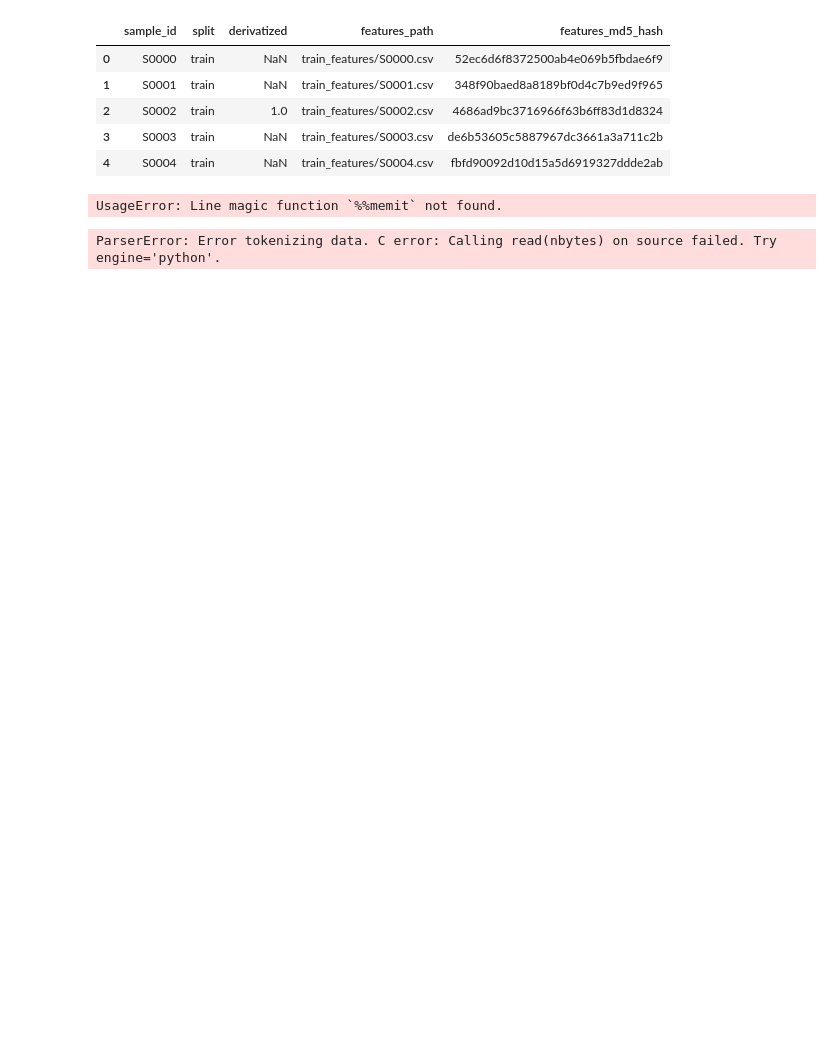
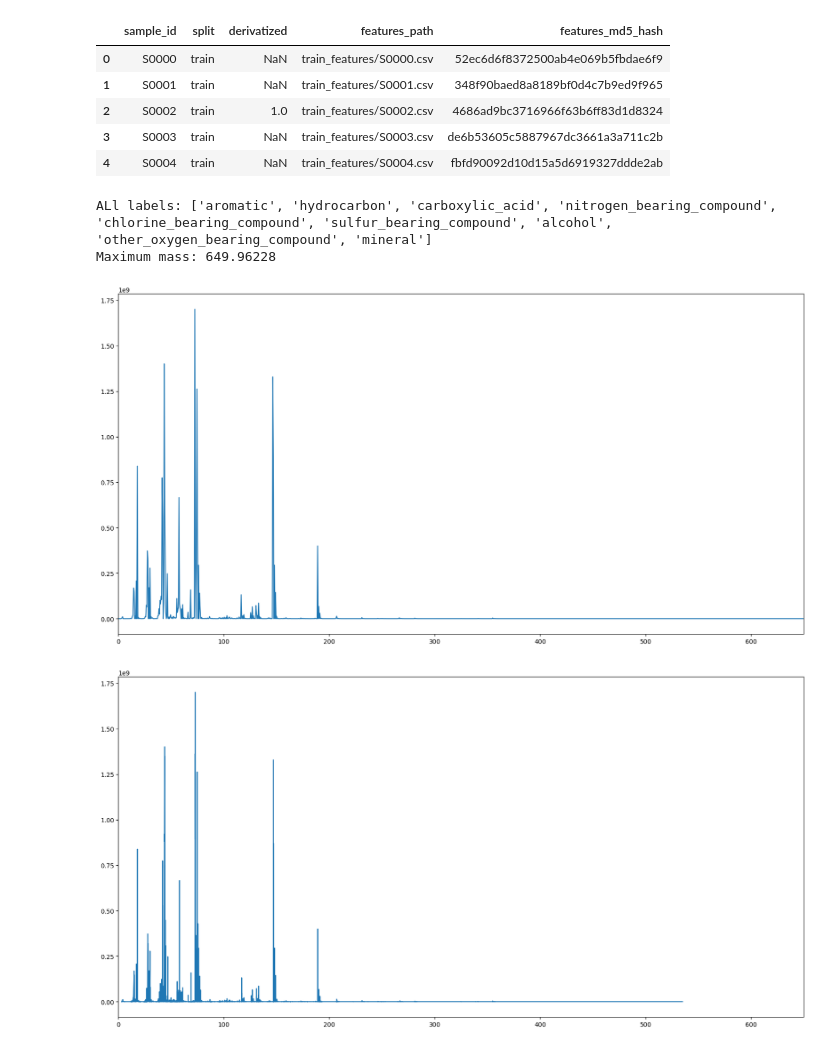
Before and after one commit to shashankp28/martian-atoms, a Jupyter notebook: martian_atoms.ipynb, the cells around one changed output. Cells and saved outputs as stored; diff of their text form; code cells hidden in the pictures; blank space fills up the shorter version.

Commit message:
Interval based feature extraction

```diff
--- a/martian_atoms.ipynb
+++ b/martian_atoms.ipynb
@@ -71,13 +72,39 @@ def data_parser(id):
     }
     return data_json
 
-def intensity_vs_mass_plotter(sample_id):
+def descretize(data, mass_range, interval):
+    mass = data['mass'].copy()
+    intensity = data['intensity'].copy()
+    num_elements = int(mass_range / interval) + 1
+    intensity_desc = np.zeros(num_elements)
+    for i in range(num_elements):
+        mass_start = i * interval
+        mass_end = (i + 1) * interval
+        mask = (mass >= mass_start) & (mass < mass_end)
+        if np.any(mask):
+            intensity_desc[i] = np.max(intensity[mask])
+    return intensity_desc
+
+def intensity_vs_mass_plotter(sample_id, discretized=False, mass_range=650, interval=0.5):
     data = data_parser(sample_id)
+    if discretized:
+        data['intensity'] = descretize(data, mass_range, interval)
+        data['mass'] = np.array([i*interval for i in range(len(data['intensity']))])
     fig, axs = plt.subplots(figsize=(20, 10))
+    axs.set_xlim(0, 650)
     axs.plot(data['mass'], data['intensity'])
-    axs.set_xlim(0, 650)
-    fig.savefig(f'images/{sample_id}.png', bbox_inches='tight')
-    plt.close(fig)
+
+def abosulte_average_deviation():
+    deviations = 0
+    count = 0
+    for sample_id in tqdm(all_ids):
+        data = data_parser(sample_id)
+        mass = data['mass']
+        for i in range(len(mass) - 1):
+            deviations += np.abs(mass[i+1] - mass[i])
+            count += 1
+    return deviations, count
+
 
 
 train_path, val_path = metadata_parser(metadata)
@@ -85,13 +112,17 @@ train_labels_dict, labels = train_label_parser(train_labels)
 all_paths = {**train_path, **val_path}
 ids_per_class = get_ids_per_class()
 # absolute_maximum_mass = find_absolute_maximum_mass()   Already found
+# absolute_average_deviation, total_count = abosulte_average_deviation()
 absolute_maximum_mass = 649.96228
+absolute_mean_diff = 544345.6024272853/591544015
 print("ALl labels:", labels)
 print("Maximum mass:", absolute_maximum_mass)
 # %% [output]
-UsageError: Line magic function `%%memit` not found.
+ALl labels: ['aromatic', 'hydrocarbon', 'carboxylic_acid', 'nitrogen_bearing_compound', 'chlorine_bearing_compound', 'sulfur_bearing_compound', 'alcohol', 'other_oxygen_bearing_compound', 'mineral']
+Maximum mass: 649.96228
-# %%
-for sample_id in tqdm(all_ids):
-    intensity_vs_mass_plotter(sample_id)
-# %% [output]
-ParserError: Error tokenizing data. C error: Calling read(nbytes) on source failed. Try engine='python'.
+# %%
+intensity_vs_mass_plotter('S0000', True)
+intensity_vs_mass_plotter('S0000', False)
+# %% [output]
+[figure, added]
+[figure, added]
```
Also changed, not shown: parts of 1 cell of this notebook, 1 other file.
